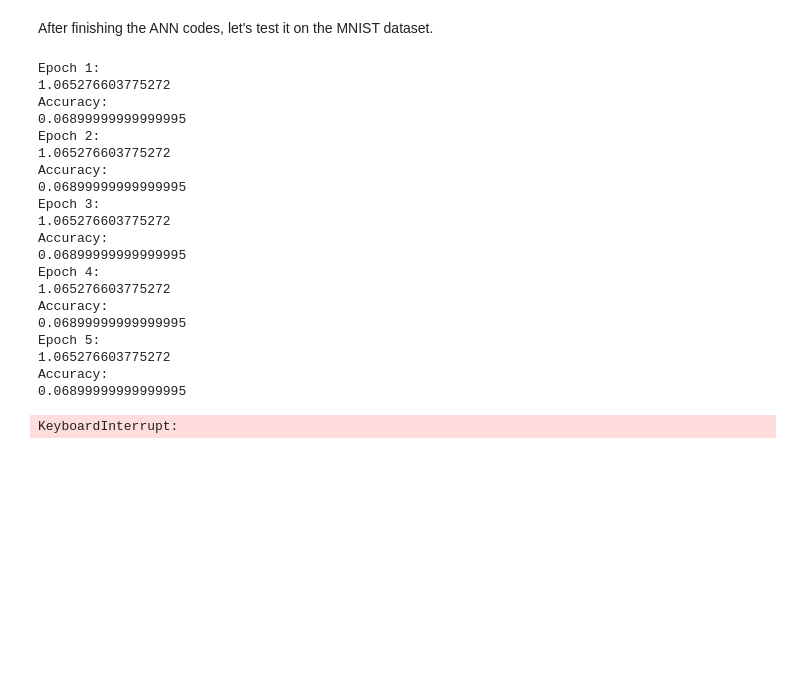
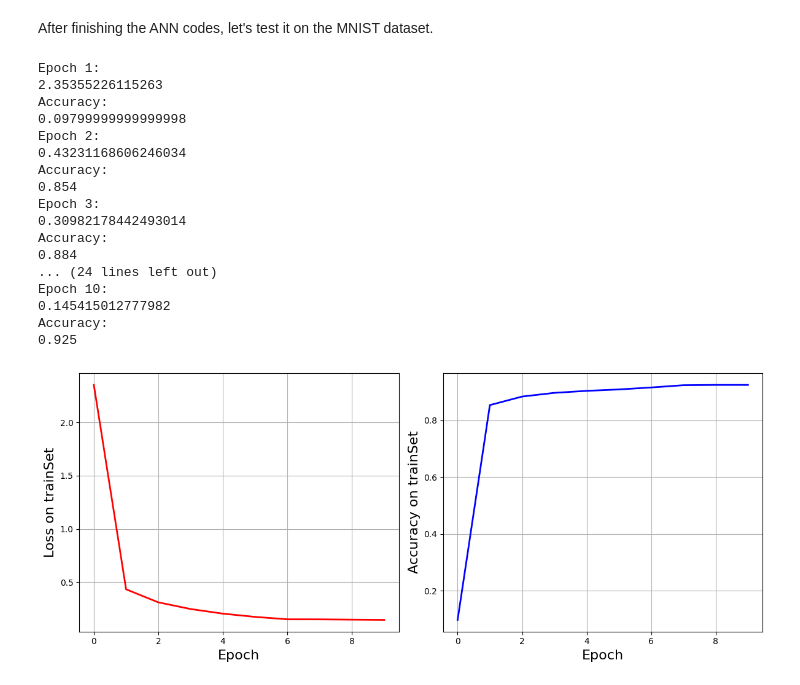
Before and after one commit to SnowCharmQ/2022-Fall-SUSTech-CS303-Practice, a Jupyter notebook: ANN/ArtificialNeuralNetwork.ipynb, the cells around one changed output. Cells and saved outputs as stored; diff of their text form; code cells hidden in the pictures; blank space fills up the shorter version.

Commit message:
implement ANN training and testing

```diff
--- a/ANN/ArtificialNeuralNetwork.ipynb
+++ b/ANN/ArtificialNeuralNetwork.ipynb
@@ -112,7 +109,8 @@ def softmax(ndarray):
     c = ndarray.shape[1]
     max_arr = np.tile(ndarray.max(axis=1).reshape(r, 1), (1, c))
     e_x = np.exp(ndarray - max_arr)
-    return e_x / np.tile(e_x.sum(axis=1).reshape(r, 1), (1, c))
+    e_x = e_x / np.tile(e_x.sum(axis=1).reshape(r, 1), (1, c))
+    return e_x
 
 
 def relu(ndarray):
@@ -285,7 +278,7 @@ def bp_hidden(delta_n_1, w_n_1, w_n, b_n, x, lam):
 After finishing the ANN codes, let's test it on the MNIST dataset.
 # %%
 # 1. Hyper parameters
-EPOCH = 100
+EPOCH = 10
 ITERS = 100
 BATCHSIZE = 100
 LR_BASE = 0.1
@@ -309,21 +302,21 @@ for epoch in range(0, EPOCH):
     else:
         lr = LR_BASE / 10.0
     for iters in range(0, ITERS):
-        image_blob = train_images[iters * BATCHSIZE:(iters + 1) * BATCHSIZE, :]  # 100*784
-        label_blob = train_labels[iters * BATCHSIZE:(iters + 1) * BATCHSIZE]  # 100*1
+        image_blob = train_images[iters * BATCHSIZE:(iters + 1) * BATCHSIZE, :]
+        label_blob = train_labels[iters * BATCHSIZE:(iters + 1) * BATCHSIZE]
         label = get_label(label_blob, BATCHSIZE, num_output)
         # Forward propagation  Hidden Layer
         x1 = image_blob
         x2 = hidden_layer(x1, w2, b2)
         x3 = hidden_layer(x2, w3, b3)
-        # Forward propagation  output Layer
+        # Forward propagation  Output Layer
         x4 = output_layer(x3, w4, b4)
         y_hat = x4
-        assert np.count_nonzero(y_hat) == 1000
+        # assert np.count_nonzero(y_hat) == 1000
         #comupte loss
         loss_tmp = loss(label, y_hat)
 
-        if iters % 100 == 99:
+        if iters % 100 == 0:
             losses[epoch] = loss_tmp
             print('Epoch ' + str(epoch + 1) + ': ')
             print(loss_tmp)
@@ -341,53 +334,50 @@ for epoch in range(0, EPOCH):
         b4 = b4 - lr * grad_b4
 
         # Testing for accuracy
-        if iters % 100 == 99:
+        if iters % 100 == 0:
             x1 = test_images
             x2 = hidden_layer(x1, w2, b2)
             x3 = hidden_layer(x2, w3, b3)
             # Forward propagation  output Layer
-            x4 = hidden_layer(x3, w4, b4)
+            x4 = output_layer(x3, w4, b4)
             y_hat = x4
 
             predict = np.argmax(y_hat, axis=1)
             print('Accuracy: ')
             accuracy[epoch] = 1 - np.count_nonzero(predict - test_labels) * 1.0 / 1000
             print(accuracy[epoch])
 
 ### 4. Plot
 plt.figure(figsize=(12, 5))
 ax1 = plt.subplot(121)
-ax1.plot(np.arange(EPOCH) + 1, loss[0:], 'r', label='Loss', linewidth=2)
+ax1.plot(np.arange(EPOCH), losses, 'r', label='Loss', linewidth=2)
 plt.xlabel('Epoch', fontsize=16)
 plt.ylabel('Loss on trainSet', fontsize=16)
 plt.grid()
 ax2 = plt.subplot(122)
-ax2.plot(np.arange(EPOCH) + 1, accuracy[0:], 'b', label='Accuracy', linewidth=2)
+ax2.plot(np.arange(EPOCH), accuracy, 'b', label='Accuracy', linewidth=2)
 plt.xlabel('Epoch', fontsize=16)
 plt.ylabel('Accuracy on trainSet', fontsize=16)
 plt.grid()
 plt.tight_layout()
 plt.savefig('figure.pdf')
 plt.show()
 # %% [output]
 Epoch 1:
-1.065276603775272
+2.35355226115263
 Accuracy:
-0.06899999999999995
+0.09799999999999998
 Epoch 2:
-1.065276603775272
+0.43231168606246034
 Accuracy:
-0.06899999999999995
+0.854
 Epoch 3:
-1.065276603775272
+0.30982178442493014
 Accuracy:
-0.06899999999999995
-Epoch 4:
-1.065276603775272
+0.884
+... (24 lines left out)
+Epoch 10:
+0.145415012777982
 Accuracy:
-0.06899999999999995
-Epoch 5:
-1.065276603775272
-Accuracy:
-0.06899999999999995
+0.925
-KeyboardInterrupt:
+[figure, added]
```
Also changed, not shown: parts of 2 cells of this notebook.
